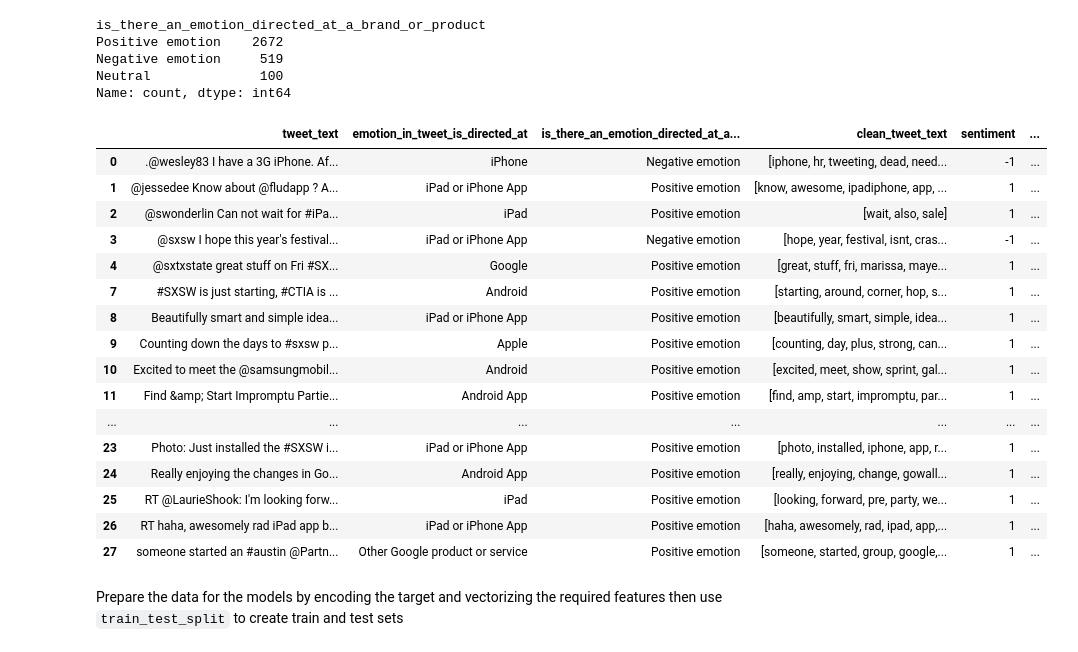
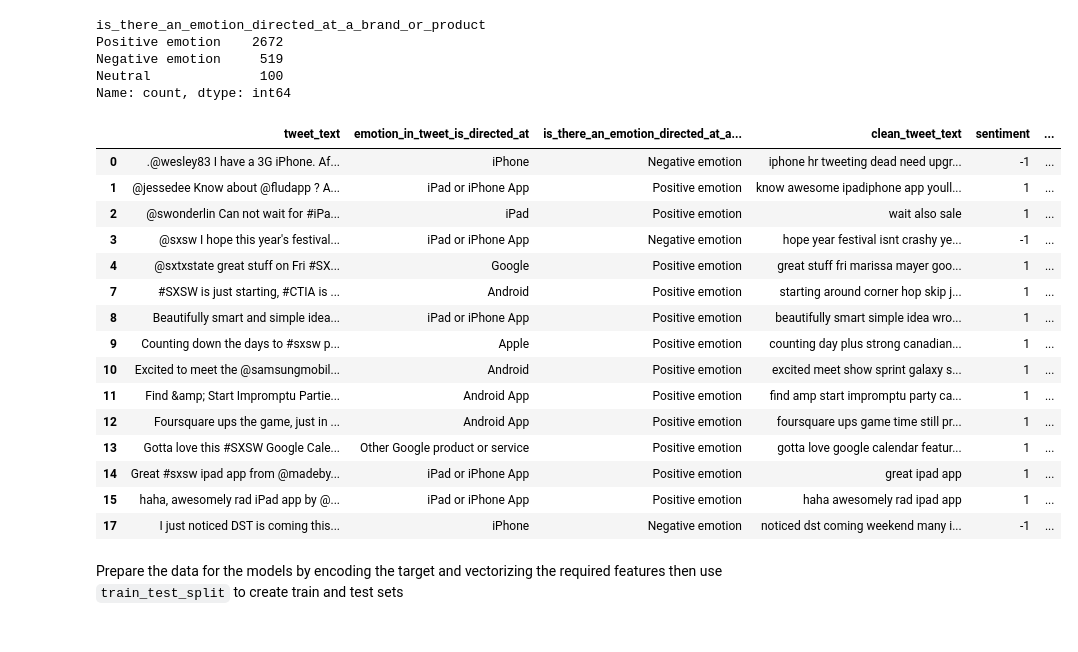
Before and after one commit to Gladwellchebelyon/Twitter-Sentiment-Analysis, a Jupyter notebook: twitter_sentiment_analysis.ipynb, the cells around one changed output. Saved outputs shown, nothing was run; the diff lists cells and outputs as text; code cells hidden in the pictures.

```diff
--- a/twitter_sentiment_analysis.ipynb
+++ b/twitter_sentiment_analysis.ipynb
@@ -350,5 +244,0 @@ Name: count, dtype: int64
-# %%
-tweets['clean_tweets_text'] = [' '.join(tweet) if isinstance(tweet, list) else tweet for tweet in tweets['clean_tweet_text']]
-positive_text = " ".join(tweet for tweet in tweets[tweets['sentiment'] == 1.0]['clean_tweets_text'])
-negative_text = " ".join(tweet for tweet in tweets[tweets['sentiment'] == -1.0]['clean_tweets_text'])
-neutral_text = " ".join(tweet for tweet in tweets[tweets['sentiment'] == 0.0]['clean_tweets_text'])
@@ -419,0 +342,5 @@ Name: count, dtype: int64
+# %%
+tweets['clean_tweet_text'] = [' '.join(tweet) if isinstance(tweet, list) else tweet for tweet in tweets['clean_tweet_text']]
+positive_text = " ".join(tweet for tweet in tweets[tweets['sentiment'] == 1.0]['clean_tweet_text'])
+negative_text = " ".join(tweet for tweet in tweets[tweets['sentiment'] == -1.0]['clean_tweet_text'])
+neutral_text = " ".join(tweet for tweet in tweets[tweets['sentiment'] == 0.0]['clean_tweet_text'])
@@ -443,25 +412,24 @@ bc_tweets = bc_tweets[bc_tweets['is_there_an_emotion_directed_at_a_brand_or_prod
 #make the token lists into strings
 bc_tweets['joined_clean_text'] = bc_tweets['clean_tweet_text'].str.join(' ')
 # %%
-bc_tweets.head(25)
+bc_tweets.head(15)
 # %% [output]
 |  | tweet_text | emotion_in_tweet_is_directed_at | is_there_an_emotion_directed_at_a... | clean_tweet_text | sentiment | ... |
-| 0 | .@wesley83 I have a 3G iPhone. Af... | iPhone | Negative emotion | [iphone, hr, tweeting, dead, need... | -1 | ... |
-| 1 | @jessedee Know about @fludapp ? A... | iPad or iPhone App | Positive emotion | [know, awesome, ipadiphone, app, ... | 1 | ... |
-| 2 | @swonderlin Can not wait for #iPa... | iPad | Positive emotion | [wait, also, sale] | 1 | ... |
-| 3 | @sxsw I hope this year's festival... | iPad or iPhone App | Negative emotion | [hope, year, festival, isnt, cras... | -1 | ... |
-| 4 | @sxtxstate great stuff on Fri #SX... | Google | Positive emotion | [great, stuff, fri, marissa, maye... | 1 | ... |
-| 7 | #SXSW is just starting, #CTIA is ... | Android | Positive emotion | [starting, around, corner, hop, s... | 1 | ... |
-| 8 | Beautifully smart and simple idea... | iPad or iPhone App | Positive emotion | [beautifully, smart, simple, idea... | 1 | ... |
-| 9 | Counting down the days to #sxsw p... | Apple | Positive emotion | [counting, day, plus, strong, can... | 1 | ... |
-| 10 | Excited to meet the @samsungmobil... | Android | Positive emotion | [excited, meet, show, sprint, gal... | 1 | ... |
-| 11 | Find &amp; Start Impromptu Partie... | Android App | Positive emotion | [find, amp, start, impromptu, par... | 1 | ... |
-| ... | ... | ... | ... | ... | ... | ... |
-| 23 | Photo: Just installed the #SXSW i... | iPad or iPhone App | Positive emotion | [photo, installed, iphone, app, r... | 1 | ... |
-| 24 | Really enjoying the changes in Go... | Android App | Positive emotion | [really, enjoying, change, gowall... | 1 | ... |
-| 25 | RT @LaurieShook: I'm looking forw... | iPad | Positive emotion | [looking, forward, pre, party, we... | 1 | ... |
-| 26 | RT haha, awesomely rad iPad app b... | iPad or iPhone App | Positive emotion | [haha, awesomely, rad, ipad, app,... | 1 | ... |
-| 27 | someone started an #austin @Partn... | Other Google product or service | Positive emotion | [someone, started, group, google,... | 1 | ... |
+| 0 | .@wesley83 I have a 3G iPhone. Af... | iPhone | Negative emotion | iphone hr tweeting dead need upgr... | -1 | ... |
+| 1 | @jessedee Know about @fludapp ? A... | iPad or iPhone App | Positive emotion | know awesome ipadiphone app youll... | 1 | ... |
+| 2 | @swonderlin Can not wait for #iPa... | iPad | Positive emotion | wait also sale | 1 | ... |
+| 3 | @sxsw I hope this year's festival... | iPad or iPhone App | Negative emotion | hope year festival isnt crashy ye... | -1 | ... |
+| 4 | @sxtxstate great stuff on Fri #SX... | Google | Positive emotion | great stuff fri marissa mayer goo... | 1 | ... |
+| 7 | #SXSW is just starting, #CTIA is ... | Android | Positive emotion | starting around corner hop skip j... | 1 | ... |
+| 8 | Beautifully smart and simple idea... | iPad or iPhone App | Positive emotion | beautifully smart simple idea wro... | 1 | ... |
+| 9 | Counting down the days to #sxsw p... | Apple | Positive emotion | counting day plus strong canadian... | 1 | ... |
+| 10 | Excited to meet the @samsungmobil... | Android | Positive emotion | excited meet show sprint galaxy s... | 1 | ... |
+| 11 | Find &amp; Start Impromptu Partie... | Android App | Positive emotion | find amp start impromptu party ca... | 1 | ... |
+| 12 | Foursquare ups the game, just in ... | Android App | Positive emotion | foursquare ups game time still pr... | 1 | ... |
+| 13 | Gotta love this #SXSW Google Cale... | Other Google product or service | Positive emotion | gotta love google calendar featur... | 1 | ... |
+| 14 | Great #sxsw ipad app from @madeby... | iPad or iPhone App | Positive emotion | great ipad app | 1 | ... |
+| 15 | haha, awesomely rad iPad app by @... | iPad or iPhone App | Positive emotion | haha awesomely rad ipad app | 1 | ... |
+| 17 | I just noticed DST is coming this... | iPhone | Negative emotion | noticed dst coming weekend many i... | -1 | ... |
 # %% [markdown]
 Prepare the data for the models by encoding the target and vectorizing the required features then use `train_test_split` to create train and test sets
 # %%
```
Also changed, not shown: parts of 35 cells of this notebook.
